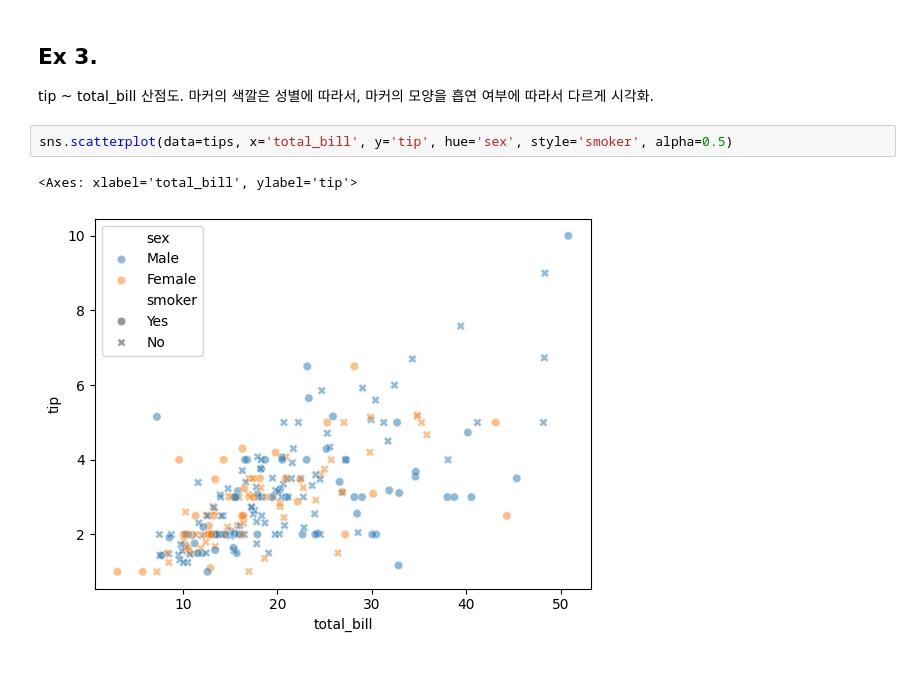
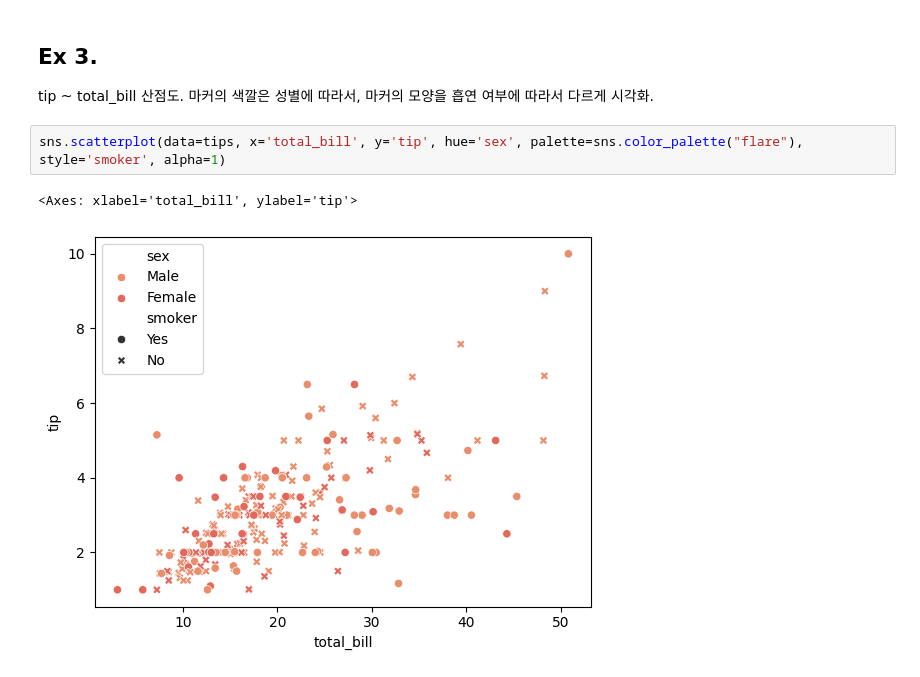
Before and after one commit to Sjleerodls/Data_Analysis, a Jupyter notebook: lab_da/da05_seaborn.ipynb, the cells around one changed output. Saved outputs shown, nothing was run; the diff lists cells and outputs as text.

```diff
--- a/lab_da/da05_seaborn.ipynb
+++ b/lab_da/da05_seaborn.ipynb
@@ -489,7 +489,7 @@ sns.scatterplot(data=tips, x='total_bill', y='tip', hue='sex', size='size', alph
 ## Ex 3.
 tip ~ total_bill 산점도. 마커의 색깔은 성별에 따라서, 마커의 모양을 흡연 여부에 따라서 다르게 시각화.
 # %%
-sns.scatterplot(data=tips, x='total_bill', y='tip', hue='sex', style='smoker', alpha=0.5)
+sns.scatterplot(data=tips, x='total_bill', y='tip', hue='sex', palette=sns.color_palette("flare"), style='smoker', alpha=1)
 # %% [output]
 <Axes: xlabel='total_bill', ylabel='tip'>
-[figure, old version]
+[figure, new version]
```
Also changed, not shown: parts of 17 cells of this notebook.
